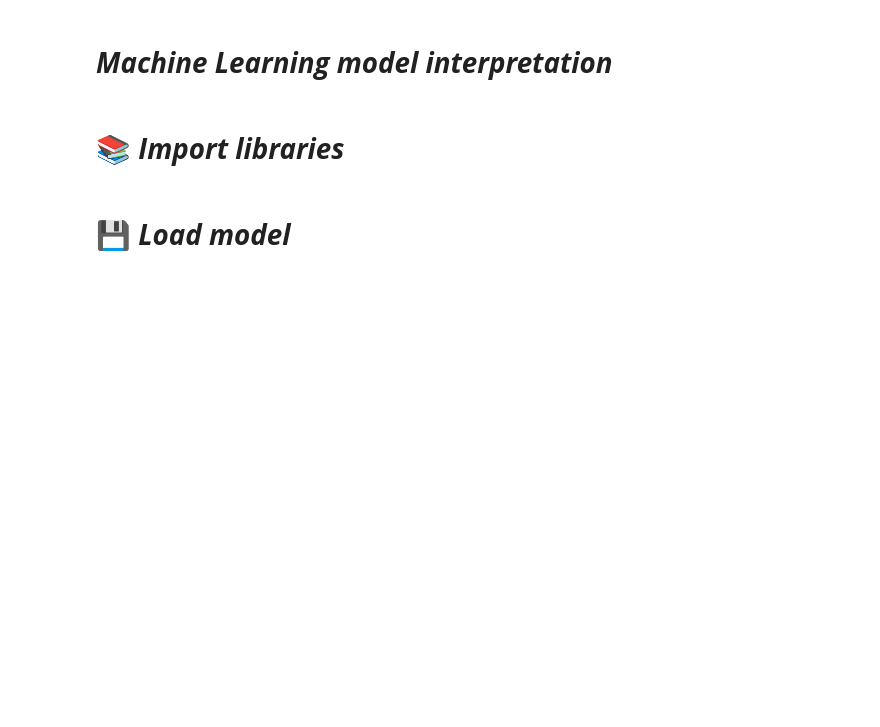
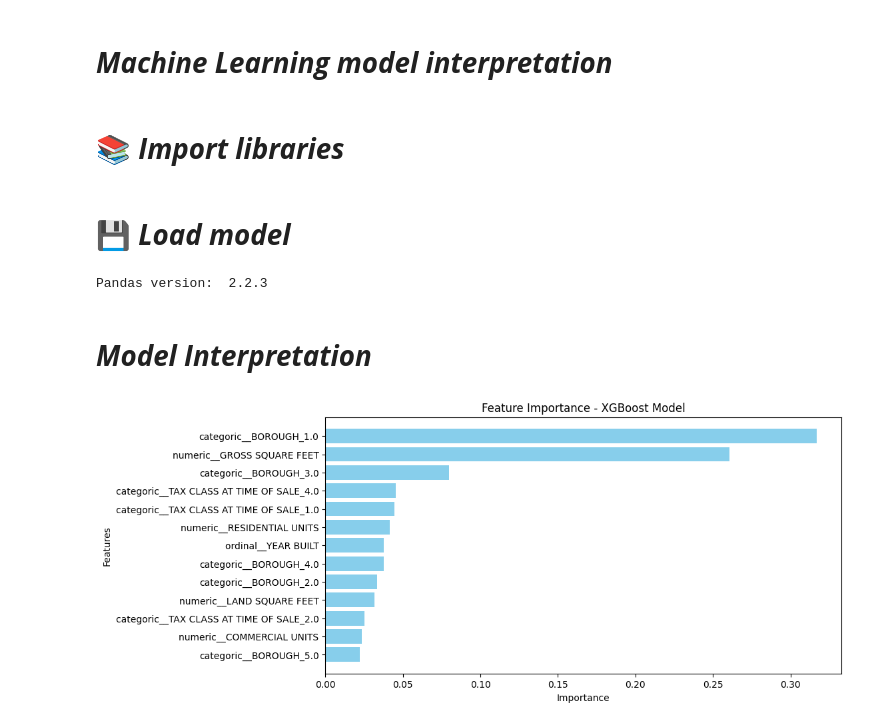
Before and after one commit to alejolondonm/NYC-houses, a Jupyter notebook: Modeling/7-model-interpretation.ipynb, the cells around one changed output. Cells and saved outputs as stored; diff of their text form; code cells hidden in the pictures; blank space fills up the shorter version.

Commit message:
Model interpretation

```diff
--- a/Modeling/7-model-interpretation.ipynb
+++ b/Modeling/7-model-interpretation.ipynb
@@ -19,5 +19,35 @@ from sklearn.model_selection import train_test_split
 from joblib import load
 
 # Load the saved model (preprocessing + XGBoost)
-MODEL_PATH = MODEL_DIR / "nyc_houses_regression-xgboost-v1.joblib"
-my_model = load(MODEL_PATH)
+nyc_houses_model = load("nyc_houses_regression-xgboost-v1.joblib")
+# %%
+# print library version for reproducibility
+print("Pandas version: ", pd.__version__)
+# %% [output]
+Pandas version:  2.2.3
+# %% [markdown]
+# ***Model Interpretation***
+# %%
+import pandas as pd
+import matplotlib.pyplot as plt
+
+# Extract feature names from the preprocessor
+features = nyc_houses_model["preprocessor"].get_feature_names_out()
+
+# Extract feature importances from the trained XGBoost model
+importances = nyc_houses_model["model"].feature_importances_
+
+# Create a DataFrame with feature importances
+df_features = pd.DataFrame({"Features": features, "Importances": importances})
+df_features = df_features.sort_values(by="Importances", ascending=False)
+
+# Plot feature importances
+plt.figure(figsize=(10, 5))
+plt.barh(df_features["Features"], df_features["Importances"], color="skyblue")
+plt.xlabel("Importance")
+plt.ylabel("Features")
+plt.title("Feature Importance - XGBoost Model")
+plt.gca().invert_yaxis()  # Invert y-axis to have the most important features on top
+plt.show()
+# %% [output]
+[figure, added]
```
Also changed, not shown: parts of 9 cells of this notebook.
